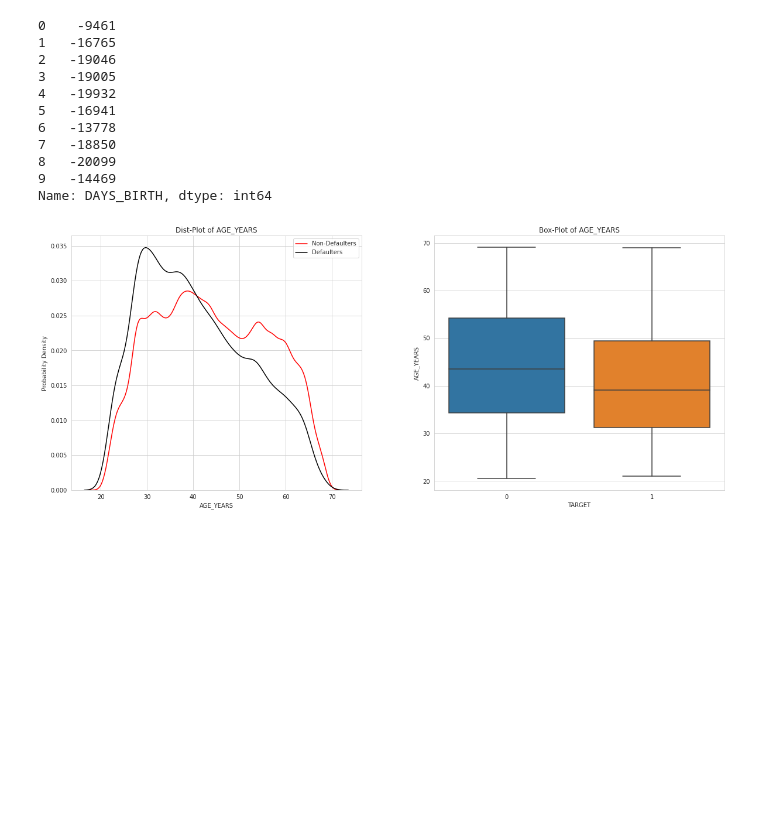
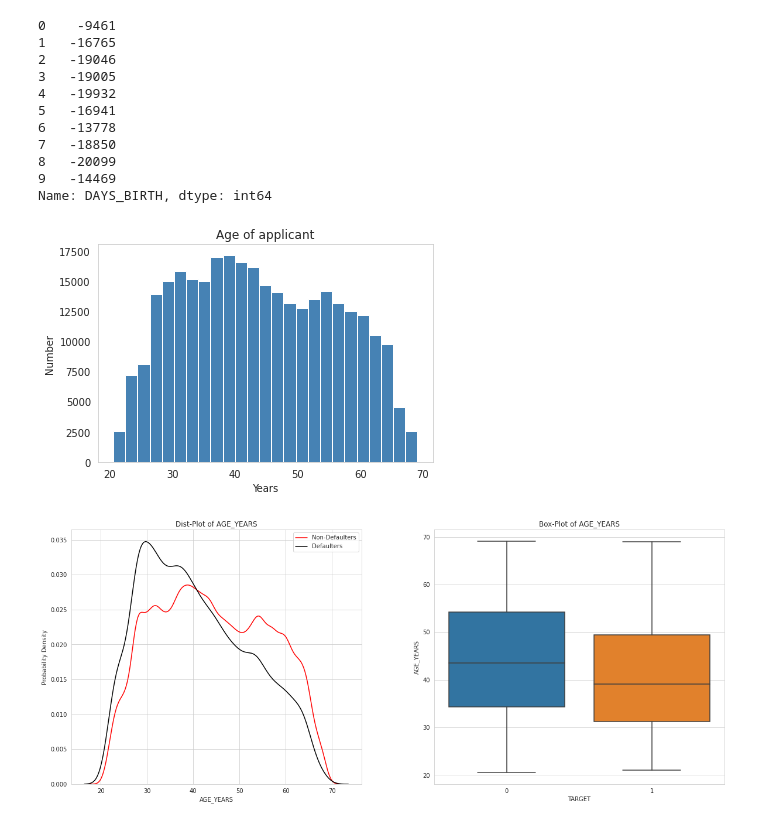
Before and after one commit to Azimoj/Credit-scoring, a Jupyter notebook: Credit_scoring.ipynb, the cells around one changed output. Saved outputs shown, nothing was run; the diff lists cells and outputs as text; code cells hidden in the pictures; blank space fills up the shorter version.

```diff
--- a/Credit_scoring.ipynb
+++ b/Credit_scoring.ipynb
@@ -567,4 +659,14 @@ app_train.DAYS_BIRTH[:10]
 8   -20099
 9   -14469
 Name: DAYS_BIRTH, dtype: int64
+# %%
+app_train['AGE_YEARS'] = app_train['DAYS_BIRTH'] * -1 / 365
+plt.hist(app_train['AGE_YEARS'], color='SteelBlue', bins=25)
+plt.title('Age of applicant')
+plt.xlabel('Years')
+plt.ylabel('Number')
+plt.grid(False)
+plt.show()
+# %% [output]
+[figure, added]
 # %%
```
Also changed, not shown: parts of 108 cells of this notebook.
